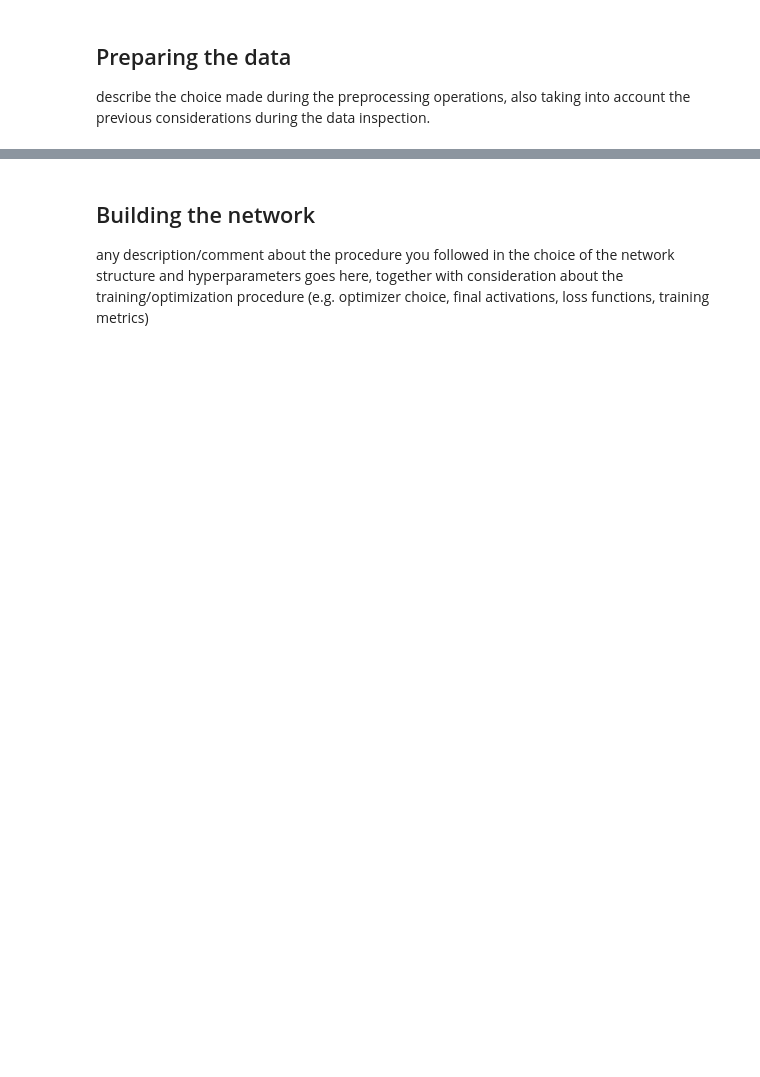
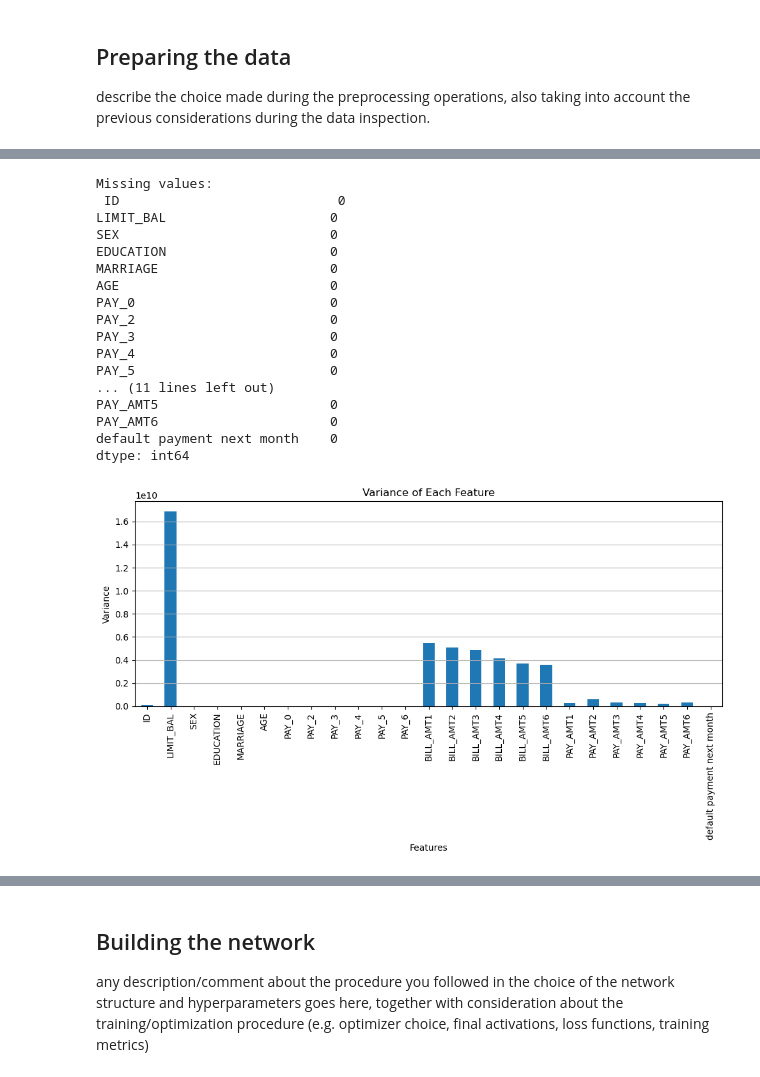
Before and after one commit to andreamoleri/AML-Assignments, a Jupyter notebook: Assignment 1/Assignment_one_template.ipynb, the cells around one changed output, grey strips where cells are left out. Saved outputs shown, nothing was run; the diff lists cells and outputs as text; code cells hidden in the pictures; blank space fills up the shorter version.

```diff
--- a/Assignment 1/Assignment_one_template.ipynb
+++ b/Assignment 1/Assignment_one_template.ipynb
@@ -256,0 +61,80 @@ Encoded validation labels (y_val_encoded): (7650, 2)
+# %%
+import pandas as pd
+from sklearn.model_selection import train_test_split
+from sklearn.preprocessing import StandardScaler, LabelEncoder
+from tensorflow.keras.utils import to_categorical
+import matplotlib.pyplot as plt
+
+def preprocess_data(X, scaler=None):
+    if scaler is None:
+        scaler = StandardScaler().fit(X)
+    return scaler.transform(X), scaler
+
+def preprocess_labels(y, encoder=None):
+    if encoder is None:
+        encoder = LabelEncoder().fit(y)
+    return to_categorical(encoder.transform(y)), encoder
+
+# Load data
+df_train = pd.read_csv('./train.csv')
+
+# Separare le features e le etichette
+labels_raw = df_train['default payment next month']  # Sostituisci con il nome corretto della colonna target
+
+columns_to_drop = ["ID"]
+
+# columns_to_drop = ["ID", "SEX", "EDUCATION", "MARRIAGE", "AGE", "PAY_0", "PAY_2", "PAY_3", "PAY_4", "PAY_5", "PAY_6"]
+
+# Creare il DataFrame delle features
+X_train_raw = df_train.drop(columns=columns_to_drop + ['default payment next month'])  # Escludere la colonna target
+
+# Check for missing values
+print("Missing values:\n", df_train.isnull().sum())
+
+# Plot variance
+plt.figure(figsize=(10, 6))
+df_train.var().plot(kind='bar')
+plt.title('Variance of Each Feature')
+plt.xlabel('Features')
+plt.ylabel('Variance')
+plt.xticks(rotation=90)
+plt.grid(axis='y')
+plt.tight_layout()
+plt.show()
+
+# Split data into training and validation sets
+X_train, X_val, y_train, y_val = train_test_split(X_train_raw, labels_raw,
+                                                  test_size=0.3, random_state=42, stratify=labels_raw)
+
+# Scale features and encode labels
+X_train_scaled, scaler = preprocess_data(X_train)
+X_val_scaled, _ = preprocess_data(X_val, scaler)
+y_train_encoded, encoder = preprocess_labels(y_train)
+y_val_encoded, _ = preprocess_labels(y_val, encoder)
+
+# Preprocess test data
+X_test_raw = pd.read_csv('./test.csv').drop(columns=columns_to_drop)
+X_test_scaled, _ = preprocess_data(X_test_raw, scaler)
+
+# Print shapes of datasets
+print(f"Shapes -> Train: {X_train_scaled.shape}, Val: {X_val_scaled.shape}, Test: {X_test_scaled.shape}, "
+      f"Encoded Train: {y_train_encoded.shape}, Encoded Val: {y_val_encoded.shape}")
+# %% [output]
+Missing values:
+ ID                            0
+LIMIT_BAL                     0
+SEX                           0
+EDUCATION                     0
+MARRIAGE                      0
+AGE                           0
+PAY_0                         0
+PAY_2                         0
+PAY_3                         0
+PAY_4                         0
+PAY_5                         0
+... (11 lines left out)
+PAY_AMT5                      0
+PAY_AMT6                      0
+default payment next month    0
+dtype: int64
+[figure, added]
```
Also changed, not shown: parts of 9 cells of this notebook.
